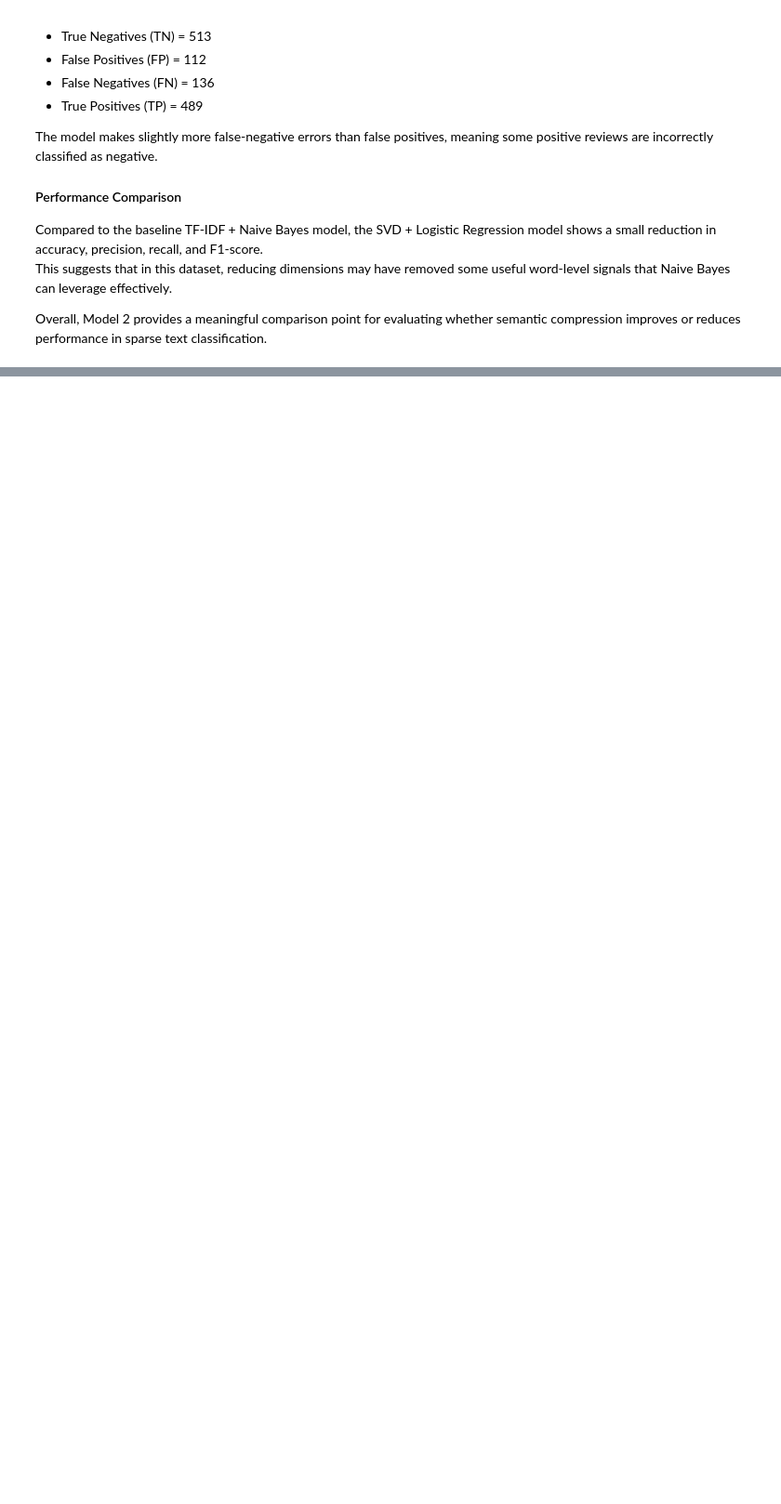
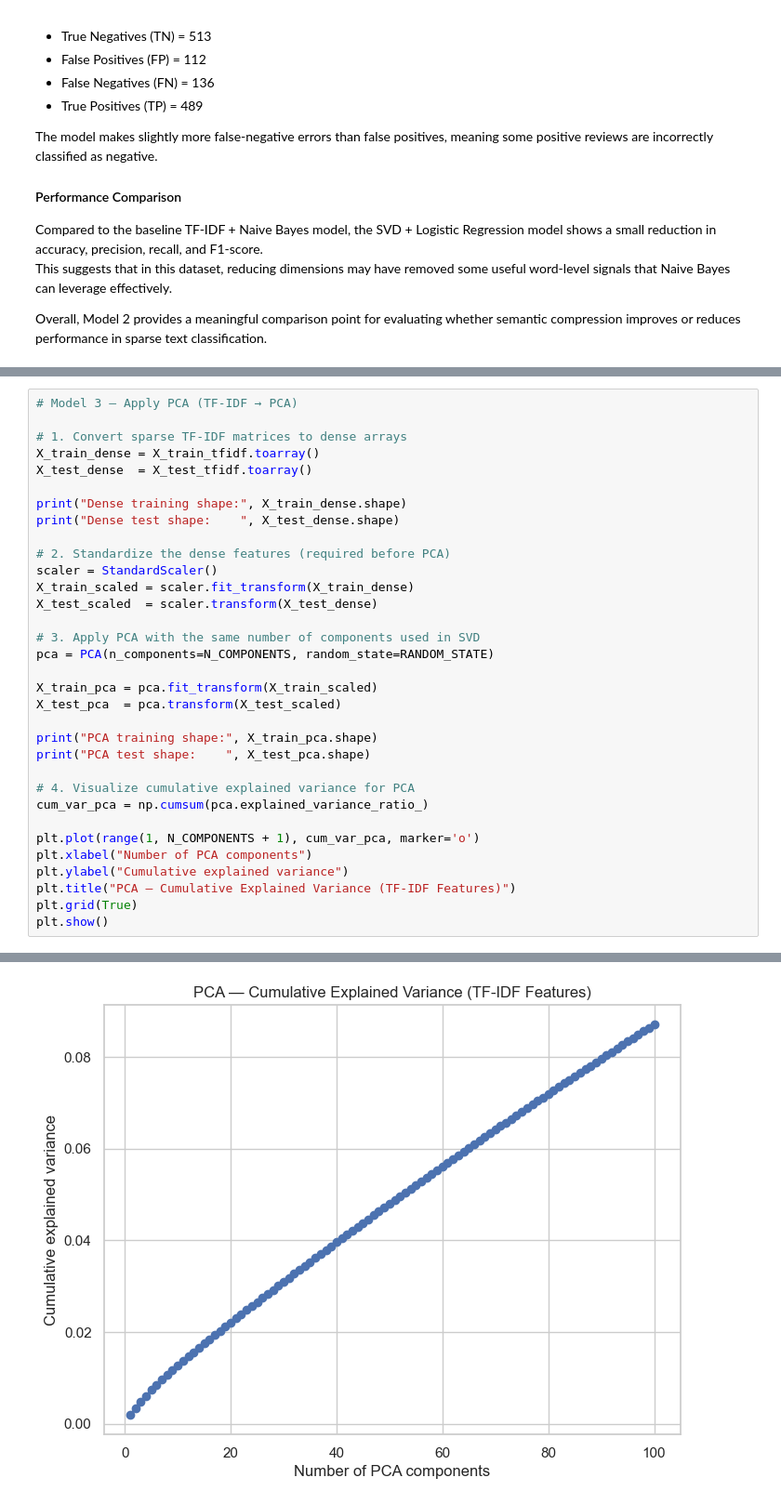
Before and after one commit to Sabrina1911/Group-Project---Natural-Language-Processing_AmazonPolarity, a Jupyter notebook: notebooks/Classification_amazonpolarity.ipynb, the cells around one changed output, grey strips where cells are left out. Shown at 93% size. Saved outputs shown, nothing was run; the diff lists cells and outputs as text; blank space fills up the shorter version.

```diff
--- a/notebooks/Classification_amazonpolarity.ipynb
+++ b/notebooks/Classification_amazonpolarity.ipynb
@@ -763,0 +766,34 @@ Overall, Model 2 provides a meaningful comparison point for evaluating whether s
+# %%
+# Model 3 — Apply PCA (TF-IDF → PCA)
+
+# 1. Convert sparse TF-IDF matrices to dense arrays
+X_train_dense = X_train_tfidf.toarray()
+X_test_dense  = X_test_tfidf.toarray()
+
+print("Dense training shape:", X_train_dense.shape)
+print("Dense test shape:    ", X_test_dense.shape)
+
+# 2. Standardize the dense features (required before PCA)
+scaler = StandardScaler()
+X_train_scaled = scaler.fit_transform(X_train_dense)
+X_test_scaled  = scaler.transform(X_test_dense)
+
+# 3. Apply PCA with the same number of components used in SVD
+pca = PCA(n_components=N_COMPONENTS, random_state=RANDOM_STATE)
+
+X_train_pca = pca.fit_transform(X_train_scaled)
+X_test_pca  = pca.transform(X_test_scaled)
+
+print("PCA training shape:", X_train_pca.shape)
+print("PCA test shape:    ", X_test_pca.shape)
+
+# 4. Visualize cumulative explained variance for PCA
+cum_var_pca = np.cumsum(pca.explained_variance_ratio_)
+
+plt.plot(range(1, N_COMPONENTS + 1), cum_var_pca, marker='o')
+plt.xlabel("Number of PCA components")
+plt.ylabel("Cumulative explained variance")
+plt.title("PCA — Cumulative Explained Variance (TF-IDF Features)")
+plt.grid(True)
+plt.show()
+# %% [output]
@@ -763,0 +804 @@ Overall, Model 2 provides a meaningful comparison point for evaluating whether s
+[figure, added]
```
Also changed, not shown: parts of 8 cells of this notebook.
